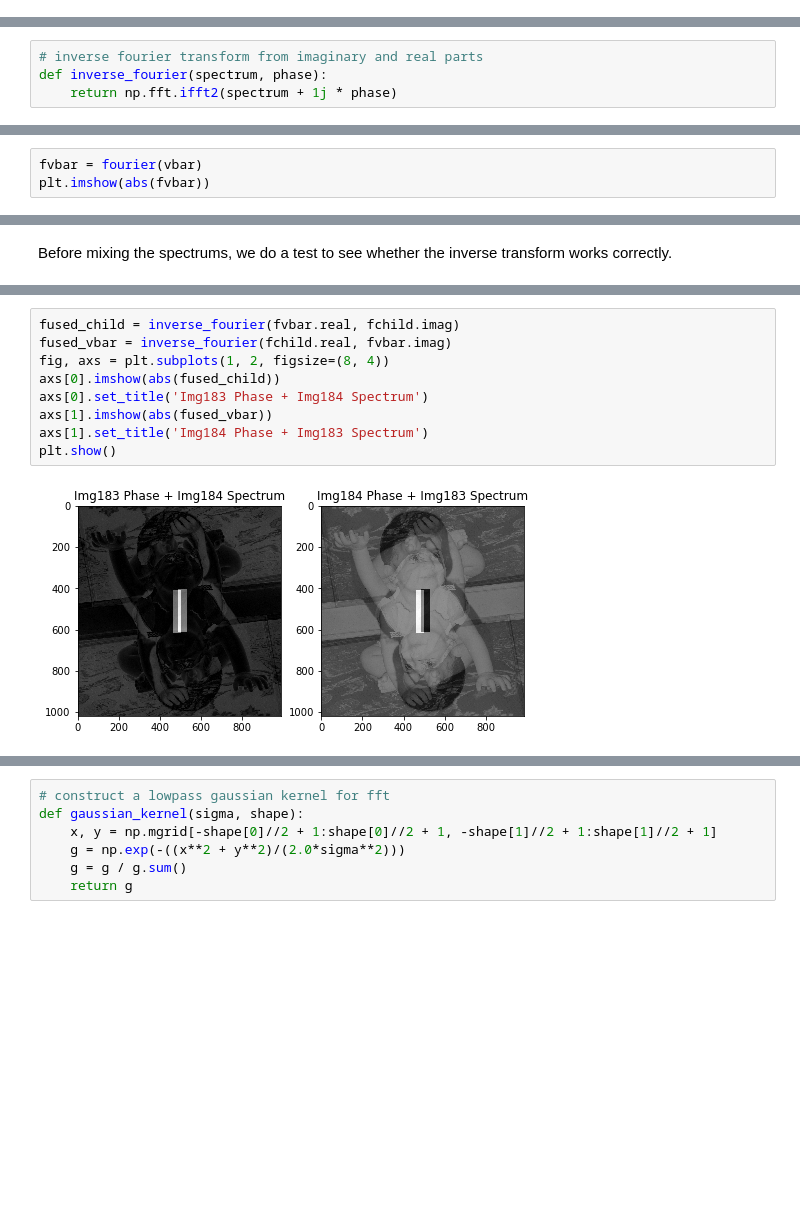
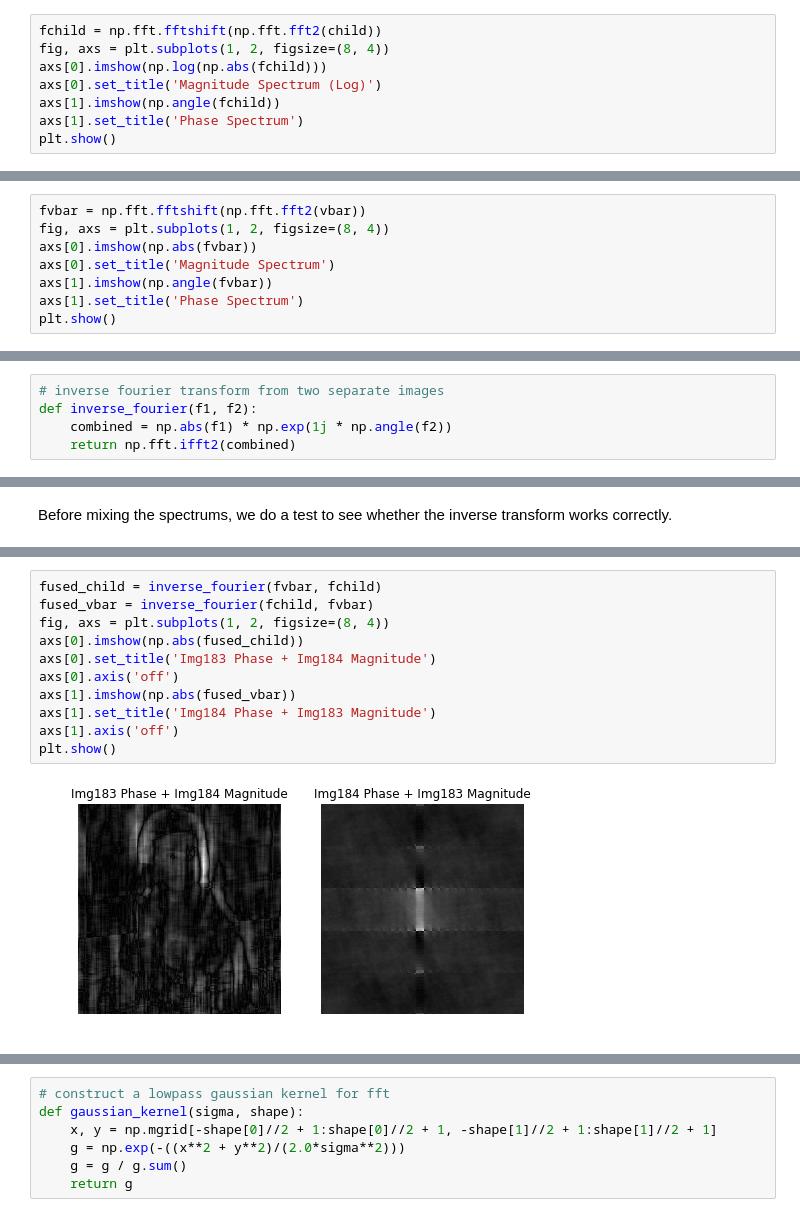
Before and after one commit to Af4rinz/CV-Codelets, a Jupyter notebook: 5-FourierTransform.ipynb, the cells around one changed output, grey strips where cells are left out. Drawn from its saved outputs; the diff is of its cells as text; blank space fills up the shorter version.

Commit message:
fix inverse transform

```diff
--- a/5-FourierTransform.ipynb
+++ b/5-FourierTransform.ipynb
@@ -87,0 +77,8 @@ plt.imshow(np.log(abs(fchild)))
+# %%
+fchild = np.fft.fftshift(np.fft.fft2(child))
+fig, axs = plt.subplots(1, 2, figsize=(8, 4))
+axs[0].imshow(np.log(np.abs(fchild)))
+axs[0].set_title('Magnitude Spectrum (Log)')
+axs[1].imshow(np.angle(fchild))
+axs[1].set_title('Phase Spectrum')
+plt.show()
@@ -87,0 +87,8 @@ plt.imshow(np.log(abs(fchild)))
+# %%
+fvbar = np.fft.fftshift(np.fft.fft2(vbar))
+fig, axs = plt.subplots(1, 2, figsize=(8, 4))
+axs[0].imshow(np.abs(fvbar))
+axs[0].set_title('Magnitude Spectrum')
+axs[1].imshow(np.angle(fvbar))
+axs[1].set_title('Phase Spectrum')
+plt.show()
@@ -88,4 +97,5 @@ plt.imshow(np.log(abs(fchild)))
 # %%
-# inverse fourier transform from imaginary and real parts
-def inverse_fourier(spectrum, phase):
-    return np.fft.ifft2(spectrum + 1j * phase)
+# inverse fourier transform from two separate images
+def inverse_fourier(f1, f2):
+    combined = np.abs(f1) * np.exp(1j * np.angle(f2))
+    return np.fft.ifft2(combined)
@@ -101,3 +101,0 @@ plt.show()
-# %%
-fvbar = fourier(vbar)
-plt.imshow(abs(fvbar))
@@ -126,14 +117,16 @@ plt.imshow(abs(ichild))
 # %%
-fused_child = inverse_fourier(fvbar.real, fchild.imag)
-fused_vbar = inverse_fourier(fchild.real, fvbar.imag)
+fused_child = inverse_fourier(fvbar, fchild)
+fused_vbar = inverse_fourier(fchild, fvbar)
 fig, axs = plt.subplots(1, 2, figsize=(8, 4))
-axs[0].imshow(abs(fused_child))
-axs[0].set_title('Img183 Phase + Img184 Spectrum')
-axs[1].imshow(abs(fused_vbar))
-axs[1].set_title('Img184 Phase + Img183 Spectrum')
+axs[0].imshow(np.abs(fused_child))
+axs[0].set_title('Img183 Phase + Img184 Magnitude')
+axs[0].axis('off')
+axs[1].imshow(np.abs(fused_vbar))
+axs[1].set_title('Img184 Phase + Img183 Magnitude')
+axs[1].axis('off')
 plt.show()
 # %% [output]
-[figure, old version]
+[figure, new version]
 # %%
 feinpotter = fourier(einpotter)
 feinmonroe = fourier(einmonroe)
```
Also changed, not shown: parts of 21 cells of this notebook.
